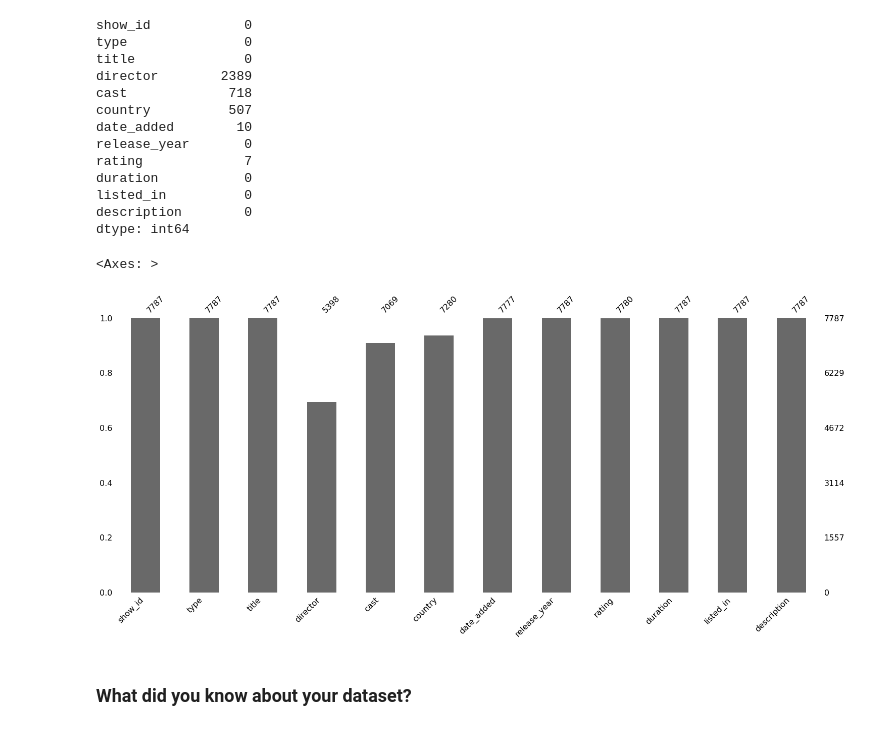
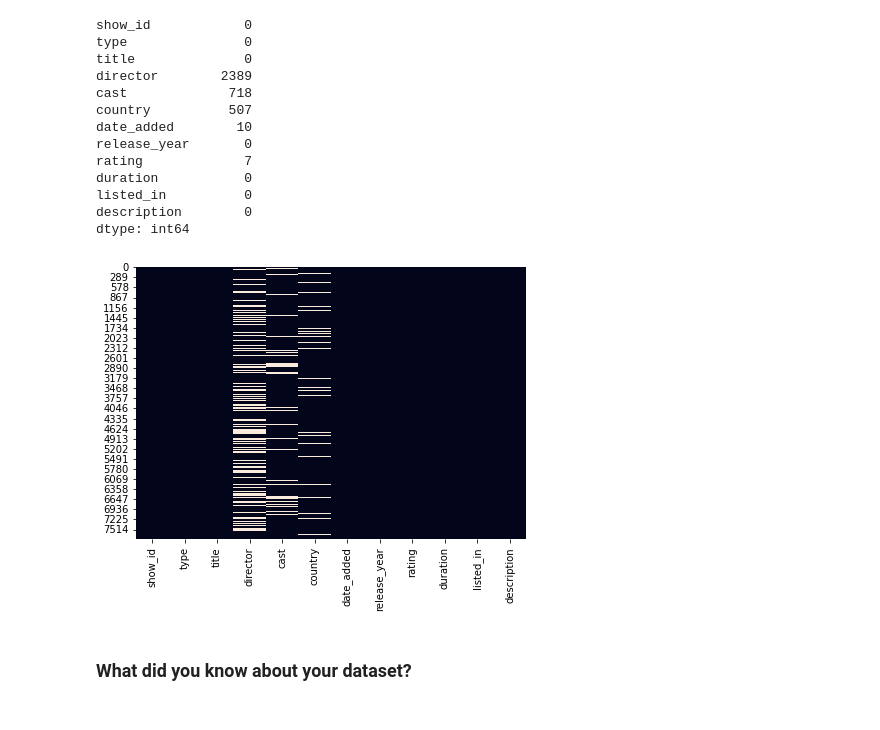
Before and after one commit to avigangarde/Netflix-Movies-and-TV-Shows-Clustering, a Jupyter notebook: Netflix_Movies_and_TV_Shows_Clustering_by_Avinash.ipynb, the cells around one changed output. Cells and saved outputs as stored; diff of their text form; code cells hidden in the pictures.

```diff
--- a/Netflix_Movies_and_TV_Shows_Clustering_by_Avinash.ipynb
+++ b/Netflix_Movies_and_TV_Shows_Clustering_by_Avinash.ipynb
@@ -186,12 +224,13 @@ duration           0
 listed_in          0
 description        0
 dtype: int64
-# %%
-# Visualizing the missing values
-import missingno as msno
-msno.bar(df)
-# %% [output]
-<Axes: >
-[figure, removed]
+# %%
+# Visualizing the missing values
+# Checking Null Value by plotting Heatmap
+plt.figure(figsize=(7,5))
+sns.heatmap(df.isnull(), cbar=False)
+plt.show()
+# %% [output]
+[figure, added]
 # %% [markdown]
 ### What did you know about your dataset?
```
Also changed, not shown: parts of 187 cells of this notebook.
